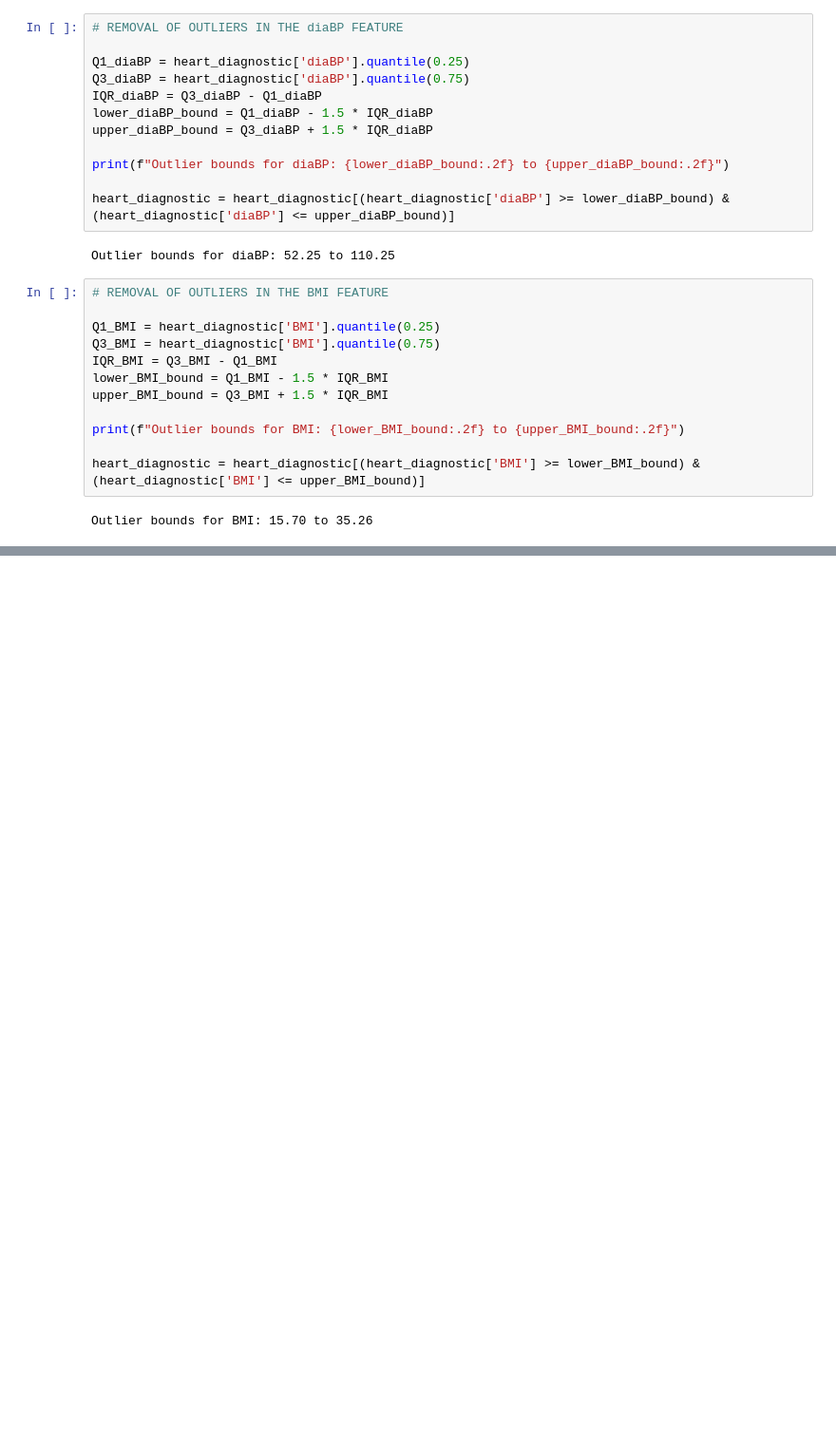
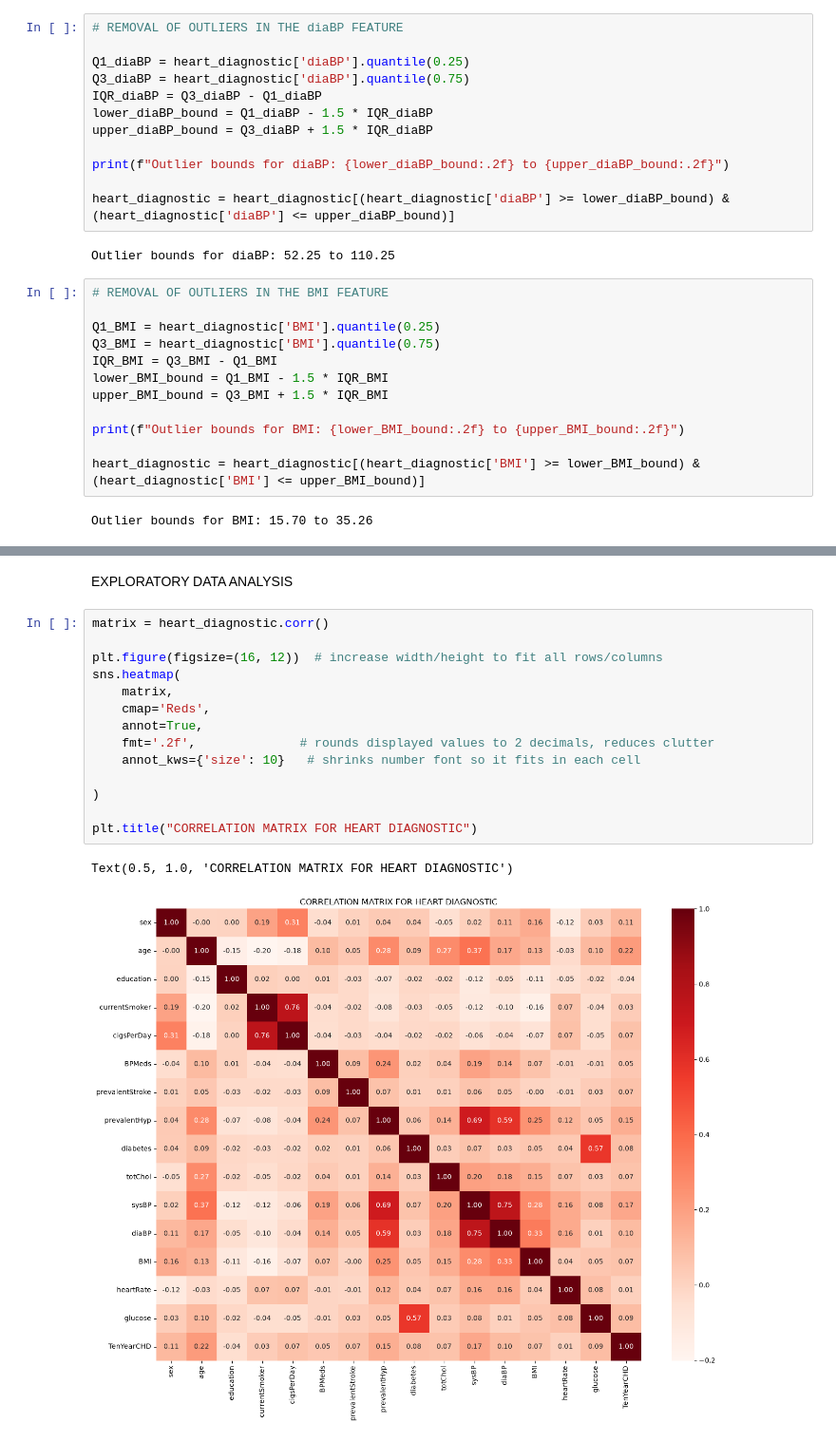
Before and after one commit to popsy-jeff/MACHINE-LEARNING-LOGISTIC-REGRESSION, a Jupyter notebook: Framingham_Logistic_Regression.ipynb, the cells around one changed output, grey strips where cells are left out. Shown at 95% size. Drawn from its saved outputs; the diff is of its cells as text; blank space fills up the shorter version.

Commit message:
Creation of a correlation matrix between features before plotting the related ones

```diff
--- a/Framingham_Logistic_Regression.ipynb
+++ b/Framingham_Logistic_Regression.ipynb
@@ -249,0 +244,19 @@ Outlier bounds for BMI: 15.70 to 35.26
+# %% [markdown]
+EXPLORATORY DATA ANALYSIS
+# %%
+matrix = heart_diagnostic.corr()
+
+plt.figure(figsize=(16, 12))  # increase width/height to fit all rows/columns
+sns.heatmap(
+    matrix,
+    cmap='Reds',
+    annot=True,
+    fmt='.2f',              # rounds displayed values to 2 decimals, reduces clutter
+    annot_kws={'size': 10}   # shrinks number font so it fits in each cell
+
+)
+
+plt.title("CORRELATION MATRIX FOR HEART DIAGNOSTIC")
+# %% [output]
+Text(0.5, 1.0, 'CORRELATION MATRIX FOR HEART DIAGNOSTIC')
+[figure, added]
```
Also changed, not shown: parts of 6 cells of this notebook.
